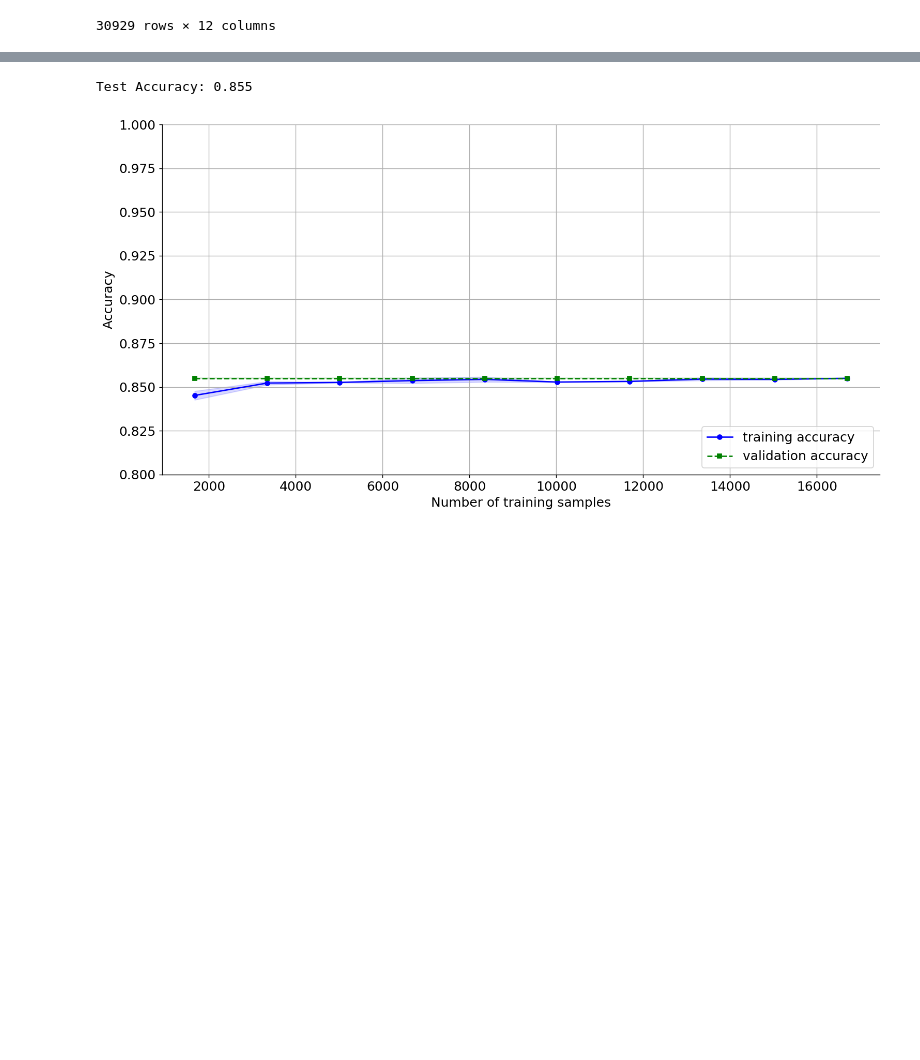
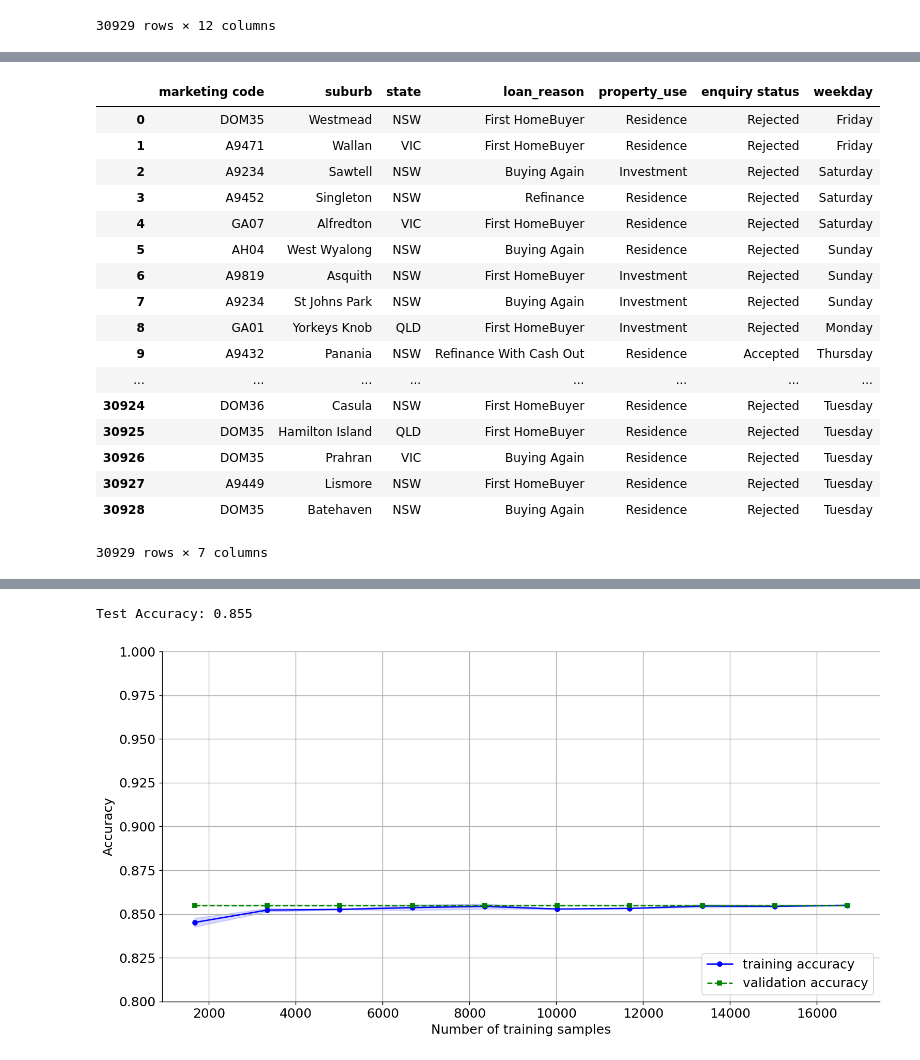
Before and after one commit to MagicMike90/customer-interest, a Jupyter notebook: enquiry_pipeline_TEST.ipynb, the cells around one changed output, grey strips where cells are left out. Saved outputs shown, nothing was run; the diff lists cells and outputs as text; code cells hidden in the pictures; blank space fills up the shorter version.

```diff
--- a/enquiry_pipeline.ipynb
+++ b/enquiry_pipeline_TEST.ipynb
@@ -191,6 +208,25 @@ df
 # %%
 from sklearn.preprocessing import LabelEncoder, OneHotEncoder
 
-le = LabelEncoder()
-label_df = df.apply(le.fit_transform)
+# le = LabelEncoder()
+# label_df = df.apply(le.fit_transform)
+# %% [output]
+|  | marketing code | suburb | state | loan_reason | property_use | enquiry status | weekday |
+| 0 | DOM35 | Westmead | NSW | First HomeBuyer | Residence | Rejected | Friday |
+| 1 | A9471 | Wallan | VIC | First HomeBuyer | Residence | Rejected | Friday |
+| 2 | A9234 | Sawtell | NSW | Buying Again | Investment | Rejected | Saturday |
+| 3 | A9452 | Singleton | NSW | Refinance | Residence | Rejected | Saturday |
+| 4 | GA07 | Alfredton | VIC | First HomeBuyer | Residence | Rejected | Saturday |
+| 5 | AH04 | West Wyalong | NSW | Buying Again | Residence | Rejected | Sunday |
+| 6 | A9819 | Asquith | NSW | First HomeBuyer | Investment | Rejected | Sunday |
+| 7 | A9234 | St Johns Park | NSW | Buying Again | Investment | Rejected | Sunday |
+| 8 | GA01 | Yorkeys Knob | QLD | First HomeBuyer | Investment | Rejected | Monday |
+| 9 | A9432 | Panania | NSW | Refinance With Cash Out | Residence | Accepted | Thursday |
+| ... | ... | ... | ... | ... | ... | ... | ... |
+| 30924 | DOM36 | Casula | NSW | First HomeBuyer | Residence | Rejected | Tuesday |
+| 30925 | DOM35 | Hamilton Island | QLD | First HomeBuyer | Residence | Rejected | Tuesday |
+| 30926 | DOM35 | Prahran | VIC | Buying Again | Residence | Rejected | Tuesday |
+| 30927 | A9449 | Lismore | NSW | First HomeBuyer | Residence | Rejected | Tuesday |
+| 30928 | DOM35 | Batehaven | NSW | Buying Again | Residence | Rejected | Tuesday |
+30929 rows × 7 columns
 # %%
```
Also changed, not shown: parts of 13 cells of this notebook, 3 other files.
